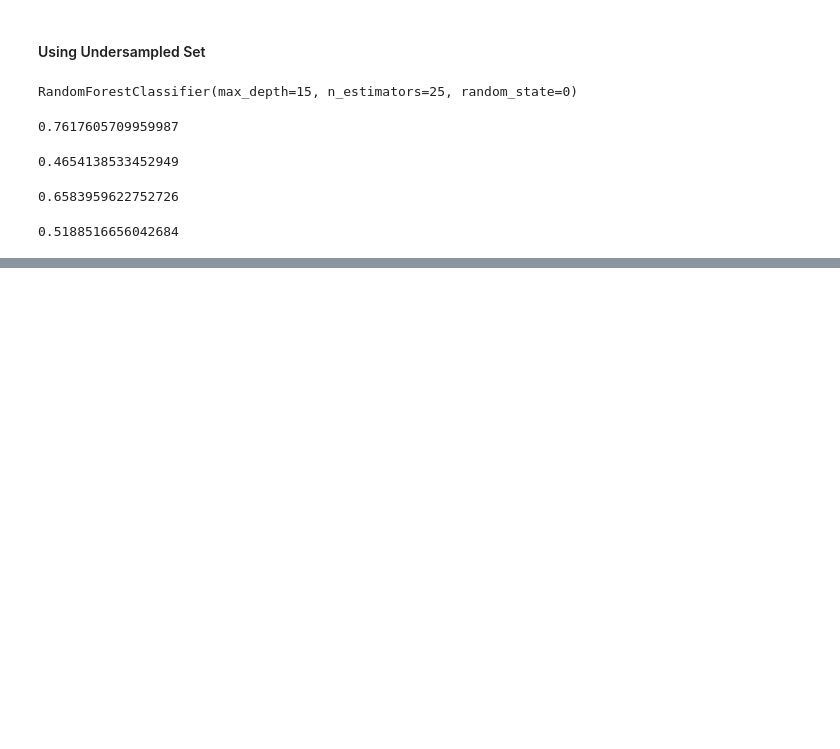
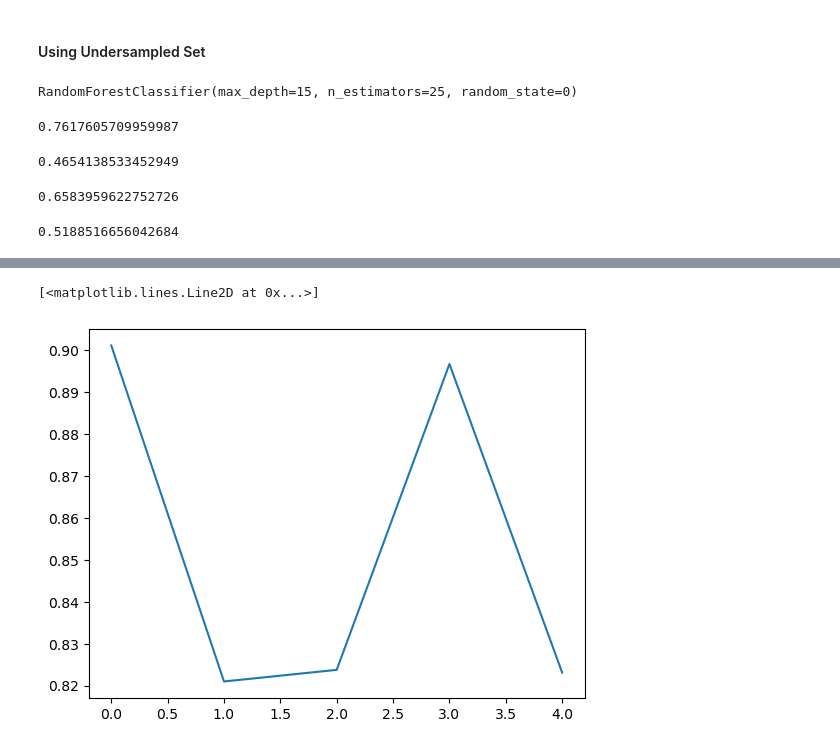
Before and after one commit to s-callejo/AI-Academy-capstone-project-team2, a Jupyter notebook: index.ipynb, the cells around one changed output, grey strips where cells are left out. Saved outputs shown, nothing was run; the diff lists cells and outputs as text; code cells hidden in the pictures; blank space fills up the shorter version.

```diff
--- a/index.ipynb
+++ b/index.ipynb
@@ -673,0 +731,11 @@ clf_grid.score(X, y)
+# %%
+from sklearn.model_selection import KFold, cross_val_score
+
+k_folds = KFold(n_splits = 5)
+
+scores = cross_val_score(clf_grid, X, y, cv = k_folds)
+# %%
+plt.plot(scores)
+# %% [output]
+[<matplotlib.lines.Line2D at 0x...>]
+[figure, added]
```
Also changed, not shown: parts of 23 cells of this notebook.
